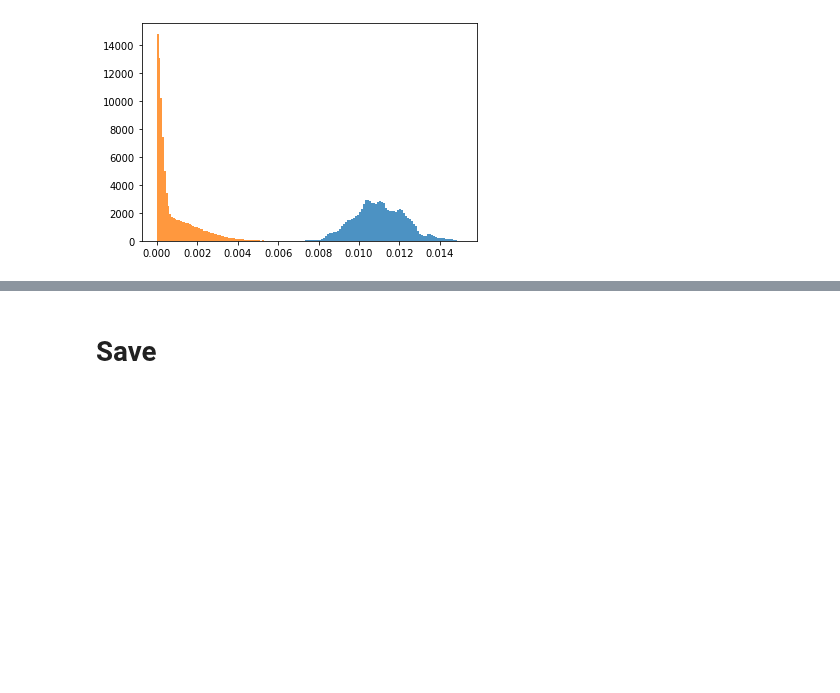
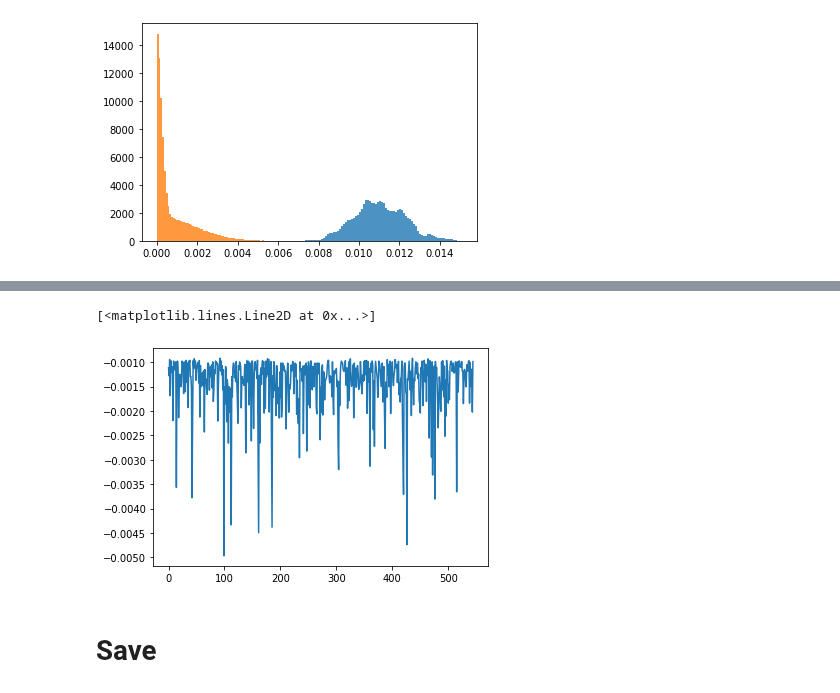
Before and after one commit to dandarm/Embednet, a Jupyter notebook: GridSearch.ipynb, the cells around one changed output, grey strips where cells are left out. Saved outputs shown, nothing was run; the diff lists cells and outputs as text; code cells hidden in the pictures; blank space fills up the shorter version.

```diff
--- a/GridSearch.ipynb
+++ b/GridSearch.ipynb
@@ -174,0 +315,2 @@ distance_of_means
+# %%
+model, trainer = init_model_dataset(actual_runs[0], dataset, verbose=False)
@@ -174,0 +321,12 @@ distance_of_means
+# %%
+node_emb_tot = []
+for i, c in enumerate(actual_runs):
+    print(f'Run {i}/{len(actual_runs)}')
+    for j in range(3):
+        model = init_GCN(c, verbose=False)
+        graph_embeddings_array, node_embeddings_array, model, test_loss_list, trainer = train_take_embedding_alreadyinit(trainer, model, c)
+        #embeddings = Embedding(graph_embeddings_array, trainer.dataset, test_loss_list, config_c)
+        node_embeddings = NodeEmbedding(node_embeddings_array, trainer.dataset, test_loss_list, c)
+        node_emb_tot.append(node_embeddings)
+        c.conf['average_corr_emb_degree'] = node_embeddings.get_average_corr_nodeemb()
+        c.conf['run number'] = f"{i}_{j}"
@@ -175,2 +351,10 @@ distance_of_means
+# %%
+embs_pergraph = [n.get_emb_pergraph() for n in node_emb_tot]
+#embs_pergraph = [n.node_emb_pergraph for n in node_emb_tot]
+# %%
+plt.plot(embs_pergraph[0][0].flatten())
+# %% [output]
+[<matplotlib.lines.Line2D at 0x...>]
+[figure, added]
 # %% [markdown]
 # Save
```
Also changed, not shown: parts of 29 cells of this notebook, 32 other files.
